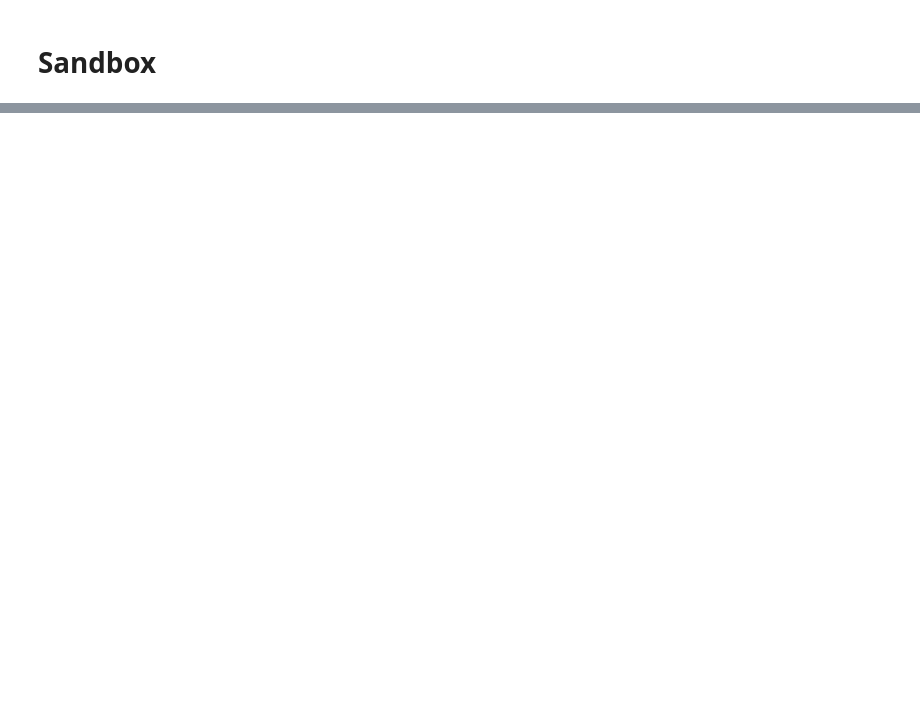
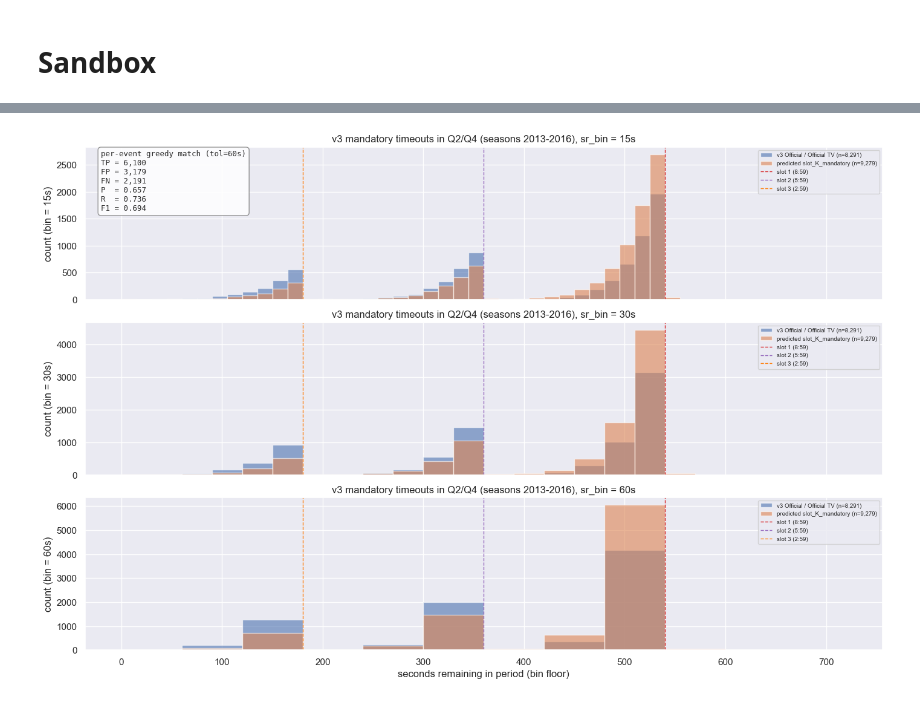
Before and after one commit to akseldkw07/NBA-Timeout-Impact, a Jupyter notebook: Notebooks/TV-Timeout-Injection.ipynb, the cells around one changed output, grey strips where cells are left out. Cells and saved outputs as stored; diff of their text form; code cells hidden in the pictures; blank space fills up the shorter version.

```diff
--- a/Notebooks/TV-Timeout-Injection.ipynb
+++ b/Notebooks/TV-Timeout-Injection.ipynb
@@ -84,7 +84,7 @@ df = df.filter((pl.col("actionType") == "timeout") & pl.col("period").is_in([1,
 
 fig, axes = plt.subplots(3, 1, figsize=(11, 9), sharex=True)
 for ax, width in zip(axes, [15, 30, 60]):
-    binned = df.with_columns(memo_cdn.sr_bin(width).gather(df["orderNumber"] - df["orderNumber"]))  # dummy alignment
+    binned = df.with_columns(memo_cdn.bin_sr(width).gather(df["orderNumber"] - df["orderNumber"]))  # dummy alignment
     # simpler: just compute bins directly here
     bins = (df["seconds_remaining"] // width * width).cast(pl.Int32)
     df2 = df.with_columns(bins.alias("sr_bin"))
@@ -246,0 +249,15 @@ Name: count, dtype: int64
+# %%
+# Ground-truth mandatories: Official / Official TV, restricted to Q2/Q4
+gt_v3 = classified_v3.filter(
+    (pl.col("actionType").cast(pl.String).str.strip_chars() == "Timeout")
+    & pl.col("subType").cast(pl.String).str.strip_chars().is_in(["Official", "Official TV"])
+    # & pl.col("period").is_in([2, 4])
+)
+# Predicted mandatories from the rulebook walk
+pred_v3 = classified_v3.filter(
+    pl.col("timeout_role").str.contains("_mandatory")
+    # & pl.col("period").is_in([2, 4])
+)
+
+gt_sr = gt_v3["seconds_remaining"].to_numpy()
+pred_sr = pred_v3["seconds_remaining"].to_numpy()
@@ -246,0 +289,45 @@ Name: count, dtype: int64
+# %%
+trigger_marks = [
+    (540, "slot 1 (8:59)", "tab:red"),
+    (360, "slot 2 (5:59)", "tab:purple"),
+    (180, "slot 3 (2:59)", "tab:orange"),
+]
+
+fig, axes = UKS_MPL.subplots(1, 3, 14, 3, sharex=True)
+for ax, width in zip(axes, [15, 30, 60]):
+    bins = np.arange(0, 720 + width, width)
+    ax.hist(gt_sr, bins=bins, alpha=0.6, color="C0", label=f"v3 Official / Official TV (n={len(gt_sr):,})")
+    ax.hist(pred_sr, bins=bins, alpha=0.6, color="C1", label=f"predicted slot_K_mandatory (n={len(pred_sr):,})")
+    for x, lbl, c in trigger_marks:
+        ax.axvline(x, color=c, linestyle="--", linewidth=1, label=lbl)
+    ax.set_ylabel(f"count (bin = {width}s)")
+    ax.set_title(f"v3 mandatory timeouts in Q2/Q4 (seasons {SEASONS[0]}-{SEASONS[1]}), sr_bin = {width}s")
+    ax.legend(loc="upper right", fontsize=7)
+
+axes[-1].set_xlabel("seconds remaining in period (bin floor)")
+
+# Annotate TP / FP / FN as a metrics box on the top-right of the top axis
+stats_text = (
+    f"per-event greedy match (tol={TOL}s)\n"
+    f"TP = {r_v3.tp:,}\n"
+    f"FP = {r_v3.fp:,}\n"
+    f"FN = {r_v3.fn:,}\n"
+    f"P  = {r_v3.precision:.3f}\n"
+    f"R  = {r_v3.recall:.3f}\n"
+    f"F1 = {r_v3.f1:.3f}"
+)
+axes[0].text(
+    0.02,
+    0.98,
+    stats_text,
+    transform=axes[0].transAxes,
+    ha="left",
+    va="top",
+    fontsize=9,
+    family="monospace",
+    bbox=dict(boxstyle="round,pad=0.4", facecolor="white", edgecolor="gray", alpha=0.85),
+)
+
+fig
+# %% [output]
+[figure, added]
```
Also changed, not shown: parts of 13 cells of this notebook, 7 other files.
